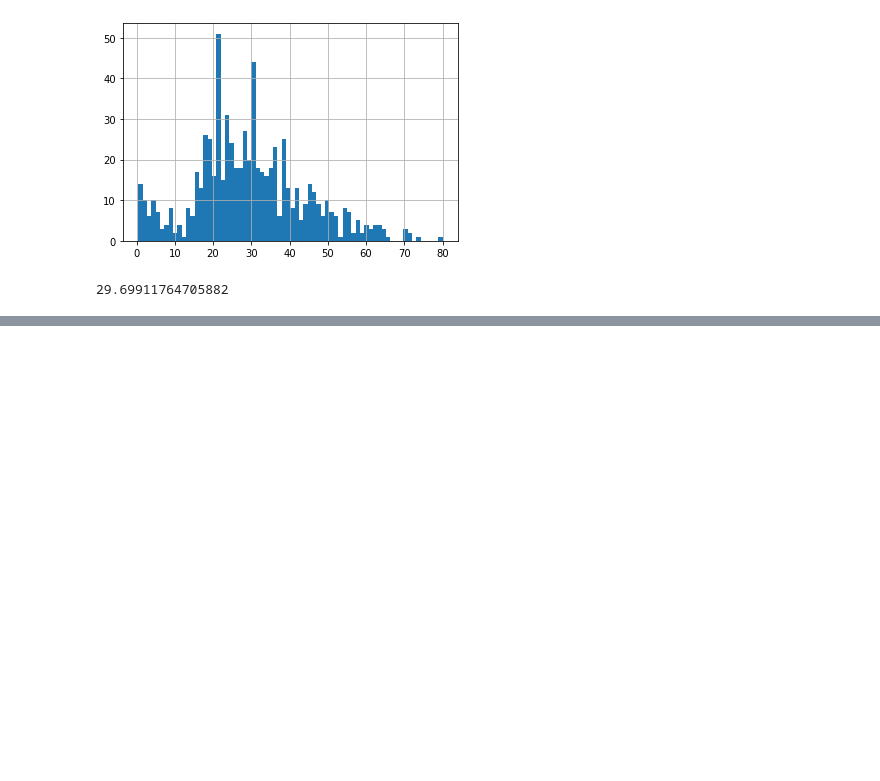
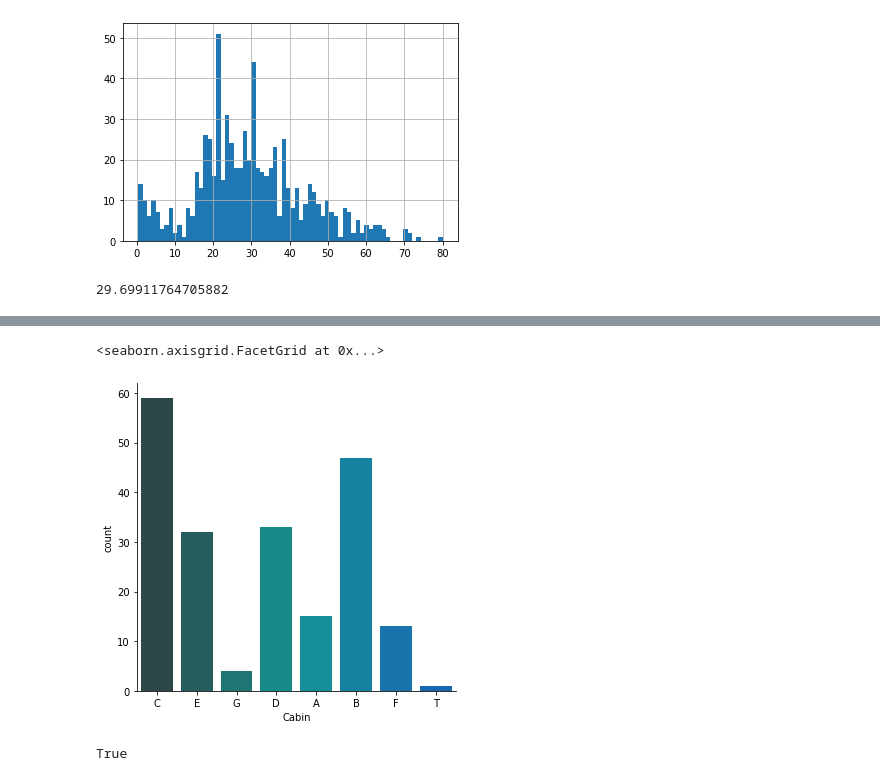
Before and after one commit to Mkang525/Udemy-Courses, a Jupyter notebook: Python/07_Example_Projects/Titanic Project/Untitled.ipynb, the cells around one changed output, grey strips where cells are left out. Drawn from its saved outputs; the diff is of its cells as text; code cells hidden in the pictures; blank space fills up the shorter version.

```diff
--- a/Python/07_Example_Projects/Titanic Project/Untitled.ipynb
+++ b/Python/07_Example_Projects/Titanic Project/Untitled.ipynb
@@ -108,0 +181,5 @@ titanic_df['Age'].mean()
+# %%
+# Cabin columns have NaN values, need to remove
+
+deck = titanic_df['Cabin'].dropna()
+deck
@@ -108,0 +199,24 @@ titanic_df['Age'].mean()
+# %%
+# only need the first letter that indicates which deck
+
+levels = []
+
+for level in deck:
+    levels.append(level[0])
+
+# reset dataframe and use a catplot
+cabin_df = DataFrame(levels)
+cabin_df.columns = ['Cabin']
+sns.catplot('Cabin',data=cabin_df, palette='winter_d',kind='count')
+# %% [output]
+<seaborn.axisgrid.FacetGrid at 0x...>
+[figure, added]
+# %%
+# doc on choosing color palette.  adding '_d' to the color name will make it darker
+
+import webbrowser
+url='http://matplotlib.org/users/colormaps.html'
+
+webbrowser.open(url)
+# %% [output]
+True
```
Also changed, not shown: parts of 12 cells of this notebook.
